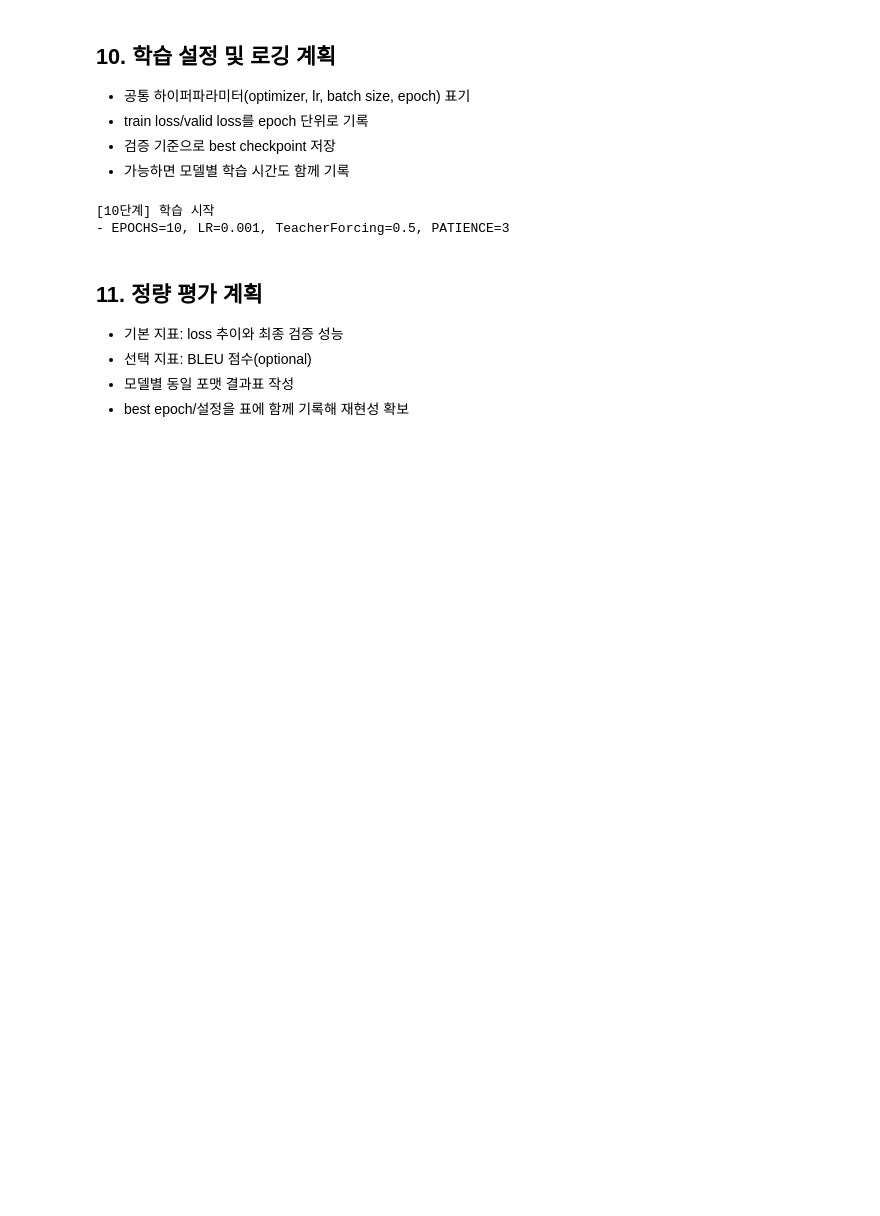
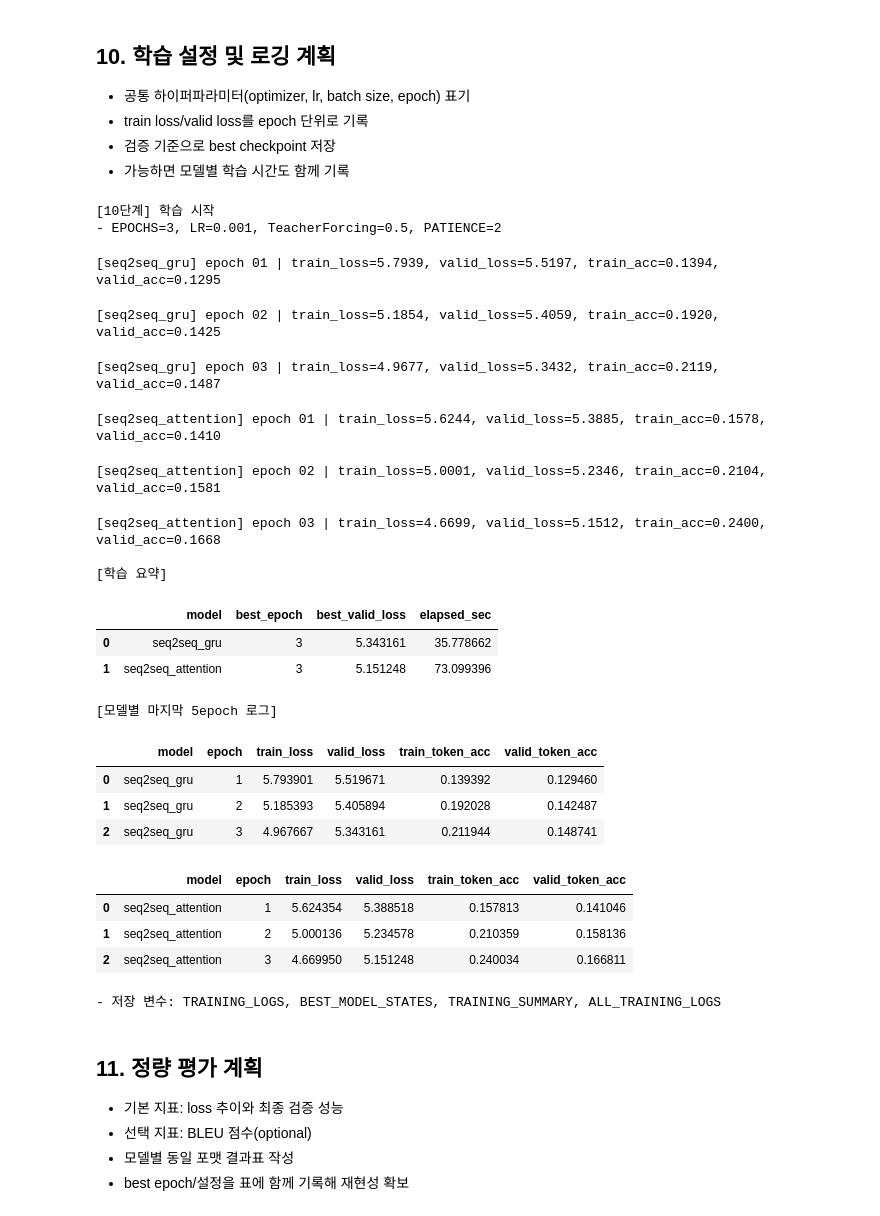
Before and after one commit to ming2tofu33/sprint_ai07, a Jupyter notebook: 미션/미션11_3팀_김도민.ipynb, the cells around one changed output. Cells and saved outputs as stored; diff of their text form; code cells hidden in the pictures; blank space fills up the shorter version.

```diff
--- a/미션/미션11_3팀_김도민.ipynb
+++ b/미션/미션11_3팀_김도민.ipynb
@@ -1384,7 +1532,7 @@ import torch.nn as nn
 from tqdm import tqdm
 from IPython.display import display
 
-# 8,9번 선행 실행 확인
+# 1) 8번, 9번 셀에서 만든 필수 변수들이 존재하는지 확인
 required_vars = [
     "model_seq2seq", "model_attention",
     "criterion_seq2seq", "criterion_attention",
@@ -1395,13 +1543,16 @@ missing = [v for v in required_vars if v not in globals()]
 if missing:
     raise RuntimeError(f"8~9번 셀을 먼저 실행하세요. 누락 변수: {missing}")
 
-# 학습 하이퍼파라미터
+# 2) 학습 하이퍼파라미터 설정
 EPOCHS = int(CFG.get("epochs", 10))
 LR = float(CFG.get("learning_rate", 1e-3))
 TEACHER_FORCING_RATIO = float(CFG.get("teacher_forcing_ratio", 0.5))
 GRAD_CLIP = 1.0
-PATIENCE = 3
+PATIENCE = int(CFG.get("patience", 2))
 
+# 3) 모델 종류에 따라 forward 결과(logits)를 공통 형태로 반환하는 함수
+#    - seq2seq: logits만 반환
+#    - attention: (logits, attention map) 중 logits만 사용
 def _forward_logits(model, model_type, src_ids, tgt_in_ids, src_pad_mask, teacher_forcing_ratio):
     if model_type == "seq2seq":
         logits = model(src_ids, tgt_in_ids, teacher_forcing_ratio=teacher_forcing_ratio)
@@ -1416,6 +1567,10 @@ def _forward_logits(model, model_type, src_ids, tgt_in_ids, src_pad_mask, teache
         raise ValueError(f"Unknown model_type: {model_type}")
     return logits
 
+# 4) 한 epoch 동안 학습 또는 검증을 수행하는 함수
+#    - optimizer가 있으면 train mode
+#    - optimizer가 없으면 eval mode
+#    - loss와 token accuracy를 계산해 반환
 def run_epoch(
     model,
     loader,
@@ -1428,13 +1583,16 @@ def run_epoch(
     epoch_idx=0,
     show_progress=True,
 ):
+    # 5) 학습 여부 판단
     is_train = optimizer is not None
     model.train() if is_train else model.eval()
 
+    # 6) epoch 누적 통계 변수 초기화
     total_loss = 0.0
     total_correct = 0
     total_tokens = 0
 
+    # 7) 진행바 표시 여부 설정
     iterator = loader
     if show_progress:
         iterator = tqdm(
@@ -1444,17 +1602,21 @@ def run_epoch(
             leave=False,
         )
 
+    # 8) 배치 단위로 데이터 순회
     for step, batch in enumerate(iterator, start=1):
         src_ids = batch["src_ids"].to(device)
         src_pad_mask = batch["src_pad_mask"].to(device)
         tgt_in_ids = batch["tgt_in_ids"].to(device)
         tgt_out_ids = batch["tgt_out_ids"].to(device)
 
+        # 9) 검증 시에는 teacher forcing을 사용하지 않음
         tf_ratio = teacher_forcing_ratio if is_train else 0.0
 
+        # 10) 학습 단계에서는 gradient 초기화
         if is_train:
             optimizer.zero_grad()
 
+        # 11) train / eval에 맞게 gradient 계산 여부를 제어하면서 forward 수행
         with torch.set_grad_enabled(is_train):
             logits = _forward_logits(
                 model,
@@ -1465,40 +1627,54 @@ def run_epoch(
                 teacher_forcing_ratio=tf_ratio,
             )
 
+            # 12) logits와 정답 시퀀스를 펼쳐서 cross entropy loss 계산
             loss = criterion(logits.reshape(-1, logits.size(-1)), tgt_out_ids.reshape(-1))
 
+            # 13) 학습 단계에서는 역전파 + gradient clipping + optimizer step 수행
             if is_train:
                 loss.backward()
                 nn.utils.clip_grad_norm_(model.parameters(), GRAD_CLIP)
                 optimizer.step()
 
+        # 14) loss 누적
         total_loss += float(loss.item())
 
+        # 15) 토큰 단위 정확도 계산
+        #     PAD 위치는 정확도 계산에서 제외
         pred = logits.argmax(dim=-1)
         valid_mask = (tgt_out_ids != PAD_IDX)
         total_correct += int(((pred == tgt_out_ids) & valid_mask).sum().item())
         total_tokens += int(valid_mask.sum().item())
 
+        # 16) 진행바가 있을 경우 현재까지의 평균 loss / acc 표시
         if show_progress:
             running_loss = total_loss / step
             running_acc = total_correct / max(1, total_tokens)
             iterator.set_postfix(loss=f"{running_loss:.4f}", acc=f"{running_acc:.4f}")
 
+    # 17) epoch 전체 평균 loss와 token accuracy 계산
     avg_loss = total_loss / max(1, len(loader))
     token_acc = total_correct / max(1, total_tokens)
     return avg_loss, token_acc
 
+# 18) 모델 하나를 여러 epoch 동안 학습하고 로그를 저장하는 함수
+#    - Adam optimizer 사용
+#    - validation loss 기준으로 best model 저장
+#    - early stopping 적용
 def train_model_with_logging(model, criterion, model_name, model_type):
     optimizer = torch.optim.Adam(model.parameters(), lr=LR)
     history = []
 
+    # 19) best model 추적용 변수 초기화
     best_state = None
     best_valid_loss = float("inf")
     best_epoch = -1
     wait = 0
 
+    # 20) 학습 시간 측정 시작
     t0 = time.time()
     for epoch in range(1, EPOCHS + 1):
+        # 21) 한 epoch 학습 수행
         train_loss, train_acc = run_epoch(
             model,
             train_loader,
@@ -1511,6 +1687,8 @@ def train_model_with_logging(model, criterion, model_name, model_type):
             epoch_idx=epoch,
             show_progress=True,
         )
+
+        # 22) 한 epoch 검증 수행
         valid_loss, valid_acc = run_epoch(
             model,
             valid_loader,
@@ -1524,6 +1702,7 @@ def train_model_with_logging(model, criterion, model_name, model_type):
             show_progress=True,
         )
 
+        # 23) 현재 epoch 결과를 로그에 저장
         row = {
             "model": model_name,
             "epoch": epoch,
@@ -1534,28 +1713,34 @@ def train_model_with_logging(model, criterion, model_name, model_type):
         }
         history.append(row)
 
+        # 24) epoch 결과 출력
         print(
             f"[{model_name}] epoch {epoch:02d} | "
             f"train_loss={train_loss:.4f}, valid_loss={valid_loss:.4f}, "
             f"train_acc={train_acc:.4f}, valid_acc={valid_acc:.4f}"
         )
 
+        # 25) validation loss가 개선되면 best model 상태 저장
         if valid_loss < best_valid_loss:
             best_valid_loss = valid_loss
             best_epoch = epoch
             best_state = copy.deepcopy(model.state_dict())
             wait = 0
         else:
+            # 26) 개선이 없으면 early stopping 대기 횟수 증가
             wait += 1
             if wait >= PATIENCE:
                 print(f"[{model_name}] early stopping (patience={PATIENCE})")
                 break
 
+    # 27) 전체 학습 소요 시간 계산
     elapsed = time.time() - t0
 
+    # 28) 가장 좋았던 가중치로 모델 복원
     if best_state is not None:
         model.load_state_dict(best_state)
 
+    # 29) history를 데이터프레임으로 변환하고 요약 정보 생성
     history_df = pd.DataFrame(history)
     summary = {
         "model": model_name,
@@ -1565,9 +1750,11 @@ def train_model_with_logging(model, criterion, model_name, model_type):
     }
     return history_df, best_state, summary
 
+# 30) 전체 학습 시작 안내 출력
 print("[10단계] 학습 시작")
 print(f"- EPOCHS={EPOCHS}, LR={LR}, TeacherForcing={TEACHER_FORCING_RATIO}, PATIENCE={PATIENCE}")
 
+# 31) Seq2Seq GRU 모델 학습
 hist_seq2seq, best_state_seq2seq, summary_seq2seq = train_model_with_logging(
     model_seq2seq,
     criterion_seq2seq,
@@ -1575,35 +1762,67 @@ hist_seq2seq, best_state_seq2seq, summary_seq2seq = train_model_with_logging(
     model_type="seq2seq",
 )
 
+# 32) Seq2Seq + Attention 모델 학습
 hist_attention, best_state_attention, summary_attention = train_model_with_logging(
     model_attention,
     criterion_attention,
     model_name="seq2seq_attention",
     model_type="attention",
 )
 
+# 33) 모델별 학습 로그 저장
 TRAINING_LOGS = {
     "seq2seq_gru": hist_seq2seq,
     "seq2seq_attention": hist_attention,
 }
+
+# 34) 모델별 best state 저장
 BEST_MODEL_STATES = {
     "seq2seq_gru": best_state_seq2seq,
     "seq2seq_attention": best_state_attention,
 }
+
+# 35) 모델별 학습 요약표 생성
 TRAINING_SUMMARY = pd.DataFrame([summary_seq2seq, summary_attention])
 
+# 36) 학습 요약표 출력
 print("\n[학습 요약]")
 display(TRAINING_SUMMARY)
 
+# 37) 각 모델의 마지막 5 epoch 로그 출력
 print("\n[모델별 마지막 5epoch 로그]")
 display(hist_seq2seq.tail(5))
 display(hist_attention.tail(5))
 
+# 38) 모든 학습 로그를 하나의 데이터프레임으로 합치기
 ALL_TRAINING_LOGS = pd.concat([hist_seq2seq, hist_attention], ignore_index=True)
+
+# 39) 이후 단계에서 사용할 저장 변수 안내
 print("- 저장 변수: TRAINING_LOGS, BEST_MODEL_STATES, TRAINING_SUMMARY, ALL_TRAINING_LOGS")
 # %% [output]
 [10단계] 학습 시작
-- EPOCHS=10, LR=0.001, TeacherForcing=0.5, PATIENCE=3
+- EPOCHS=3, LR=0.001, TeacherForcing=0.5, PATIENCE=2
+[seq2seq_gru] epoch 01 | train_loss=5.7939, valid_loss=5.5197, train_acc=0.1394, valid_acc=0.1295
+[seq2seq_gru] epoch 02 | train_loss=5.1854, valid_loss=5.4059, train_acc=0.1920, valid_acc=0.1425
+[seq2seq_gru] epoch 03 | train_loss=4.9677, valid_loss=5.3432, train_acc=0.2119, valid_acc=0.1487
+[seq2seq_attention] epoch 01 | train_loss=5.6244, valid_loss=5.3885, train_acc=0.1578, valid_acc=0.1410
+[seq2seq_attention] epoch 02 | train_loss=5.0001, valid_loss=5.2346, train_acc=0.2104, valid_acc=0.1581
+[seq2seq_attention] epoch 03 | train_loss=4.6699, valid_loss=5.1512, train_acc=0.2400, valid_acc=0.1668
+
+[학습 요약]
+|  | model | best_epoch | best_valid_loss | elapsed_sec |
+| 0 | seq2seq_gru | 3 | 5.343161 | 35.778662 |
+| 1 | seq2seq_attention | 3 | 5.151248 | 73.099396 |
+[모델별 마지막 5epoch 로그]
+|  | model | epoch | train_loss | valid_loss | train_token_acc | valid_token_acc |
+| 0 | seq2seq_gru | 1 | 5.793901 | 5.519671 | 0.139392 | 0.129460 |
+| 1 | seq2seq_gru | 2 | 5.185393 | 5.405894 | 0.192028 | 0.142487 |
+| 2 | seq2seq_gru | 3 | 4.967667 | 5.343161 | 0.211944 | 0.148741 |
+|  | model | epoch | train_loss | valid_loss | train_token_acc | valid_token_acc |
+| 0 | seq2seq_attention | 1 | 5.624354 | 5.388518 | 0.157813 | 0.141046 |
+| 1 | seq2seq_attention | 2 | 5.000136 | 5.234578 | 0.210359 | 0.158136 |
+| 2 | seq2seq_attention | 3 | 4.669950 | 5.151248 | 0.240034 | 0.166811 |
+- 저장 변수: TRAINING_LOGS, BEST_MODEL_STATES, TRAINING_SUMMARY, ALL_TRAINING_LOGS
 # %% [markdown]
 ## 11. 정량 평가 계획
 
```
Also changed, not shown: parts of 15 cells of this notebook.
